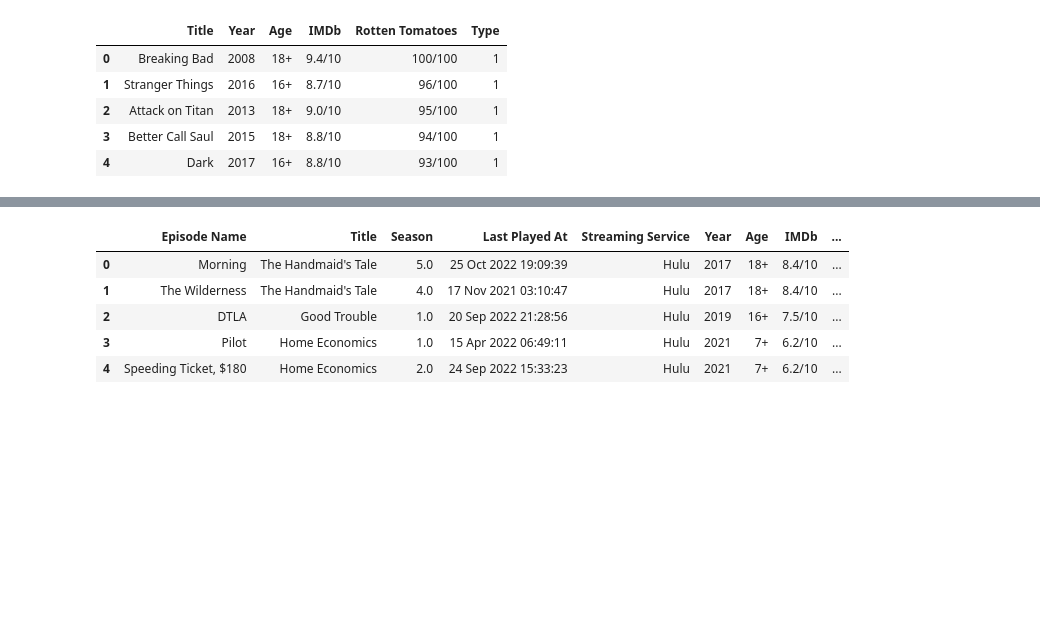
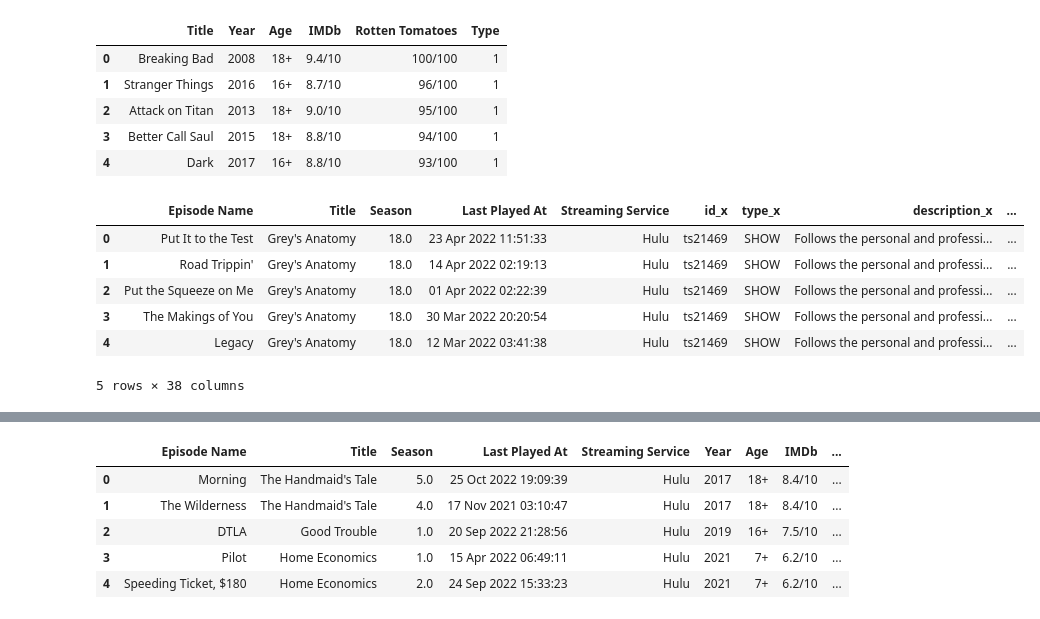
Before and after one commit to istarlet/netflix_viewing_habits, a Jupyter notebook: netflix.ipynb, the cells around one changed output, grey strips where cells are left out. Saved outputs shown, nothing was run; the diff lists cells and outputs as text; code cells hidden in the pictures; blank space fills up the shorter version.

```diff
--- a/netflix.ipynb
+++ b/netflix.ipynb
@@ -176,3 +217,15 @@ streaming_services.head()
 | 2 | Attack on Titan | 2013 | 18+ | 9.0/10 | 95/100 | 1 |
 | 3 | Better Call Saul | 2015 | 18+ | 8.8/10 | 94/100 | 1 |
 | 4 | Dark | 2017 | 16+ | 8.8/10 | 93/100 | 1 |
+# %%
+netflix_tv = pd.merge(pd.merge(netflix, streaming_services, how="inner", on="Title"), titles, on="Title")
+
+netflix_tv.head()
+# %% [output]
+|  | Episode Name | Title | Season | Last Played At | Streaming Service | id_x | type_x | description_x | ... |
+| 0 | Put It to the Test | Grey's Anatomy | 18.0 | 23 Apr 2022 11:51:33 | Hulu | ts21469 | SHOW | Follows the personal and professi... | ... |
+| 1 | Road Trippin' | Grey's Anatomy | 18.0 | 14 Apr 2022 02:19:13 | Hulu | ts21469 | SHOW | Follows the personal and professi... | ... |
+| 2 | Put the Squeeze on Me | Grey's Anatomy | 18.0 | 01 Apr 2022 02:22:39 | Hulu | ts21469 | SHOW | Follows the personal and professi... | ... |
+| 3 | The Makings of You | Grey's Anatomy | 18.0 | 30 Mar 2022 20:20:54 | Hulu | ts21469 | SHOW | Follows the personal and professi... | ... |
+| 4 | Legacy | Grey's Anatomy | 18.0 | 12 Mar 2022 03:41:38 | Hulu | ts21469 | SHOW | Follows the personal and professi... | ... |
+5 rows × 38 columns
```
Also changed, not shown: parts of 6 cells of this notebook.
